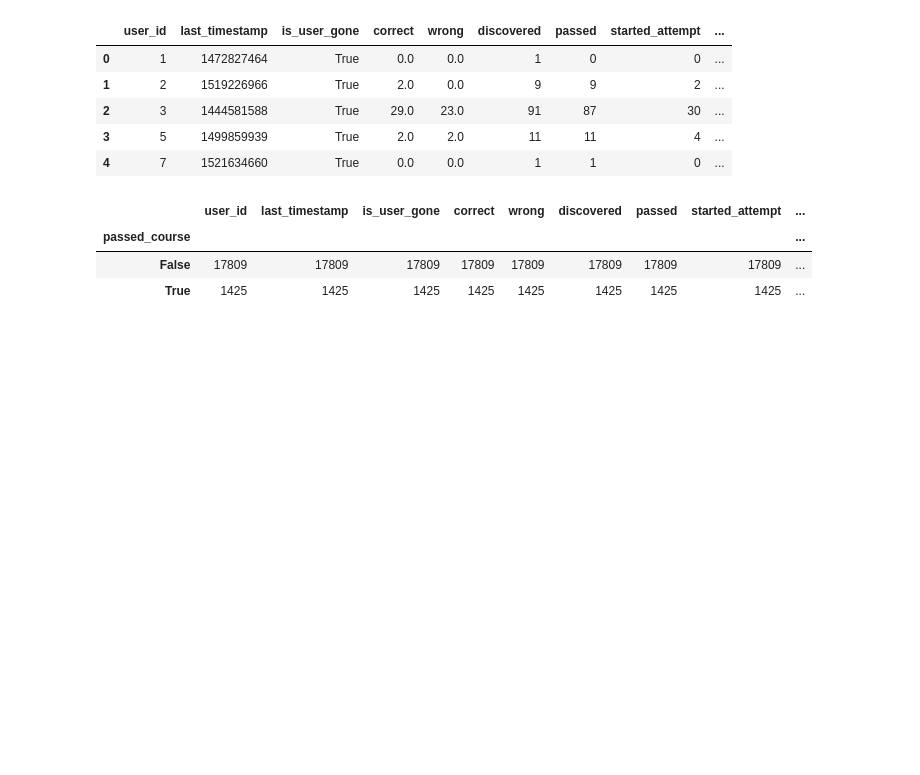
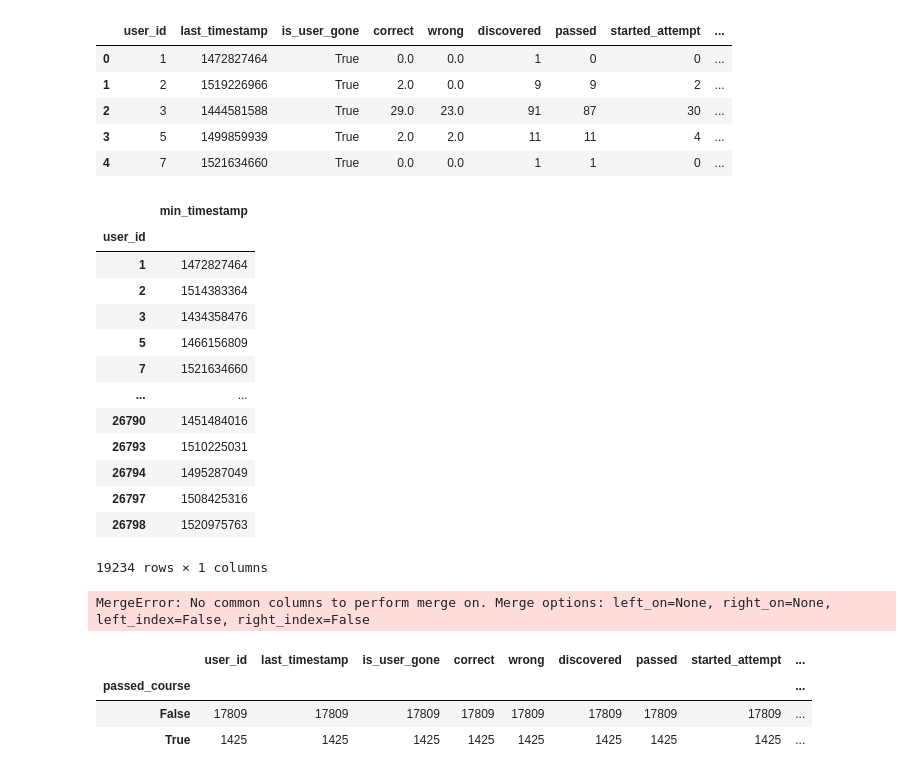
Before and after one commit to s70c3/Stepik-Courses, a Jupyter notebook: notebooks/introduction2DS/R_Course_attenders.ipynb, the cells around one changed output. Drawn from its saved outputs; the diff is of its cells as text; code cells hidden in the pictures; blank space fills up the shorter version.

Commit message:
Just to keep info about strange error...

```diff
--- a/notebooks/introduction2DS/R_Course_attenders.ipynb
+++ b/notebooks/introduction2DS/R_Course_attenders.ipynb
@@ -211,6 +211,31 @@ users_data.head()
 | 2 | 3 | 1444581588 | True | 29.0 | 23.0 | 91 | 87 | 30 | ... |
 | 3 | 5 | 1499859939 | True | 2.0 | 2.0 | 11 | 11 | 4 | ... |
 | 4 | 7 | 1521634660 | True | 0.0 | 0.0 | 1 | 1 | 0 | ... |
+# %%
+user_min_time = events_data.groupby('user_id') \
+    .agg({'timestamp':'min'}) \
+    .rename({'timestamp':'min_timestamp'}, axis=1)
+# %%
+user_min_time
+# %% [output]
+|  | min_timestamp |
+| user_id |  |
+| 1 | 1472827464 |
+| 2 | 1514383364 |
+| 3 | 1434358476 |
+| 5 | 1466156809 |
+| 7 | 1521634660 |
+| ... | ... |
+| 26790 | 1451484016 |
+| 26793 | 1510225031 |
+| 26794 | 1495287049 |
+| 26797 | 1508425316 |
+| 26798 | 1520975763 |
+19234 rows × 1 columns
+# %%
+users_data = users_data.merge(user_min_time, how='outer')
+# %% [output]
+MergeError: No common columns to perform merge on. Merge options: left_on=None, right_on=None, left_index=False, right_index=False
 # %%
 users_data.groupby('passed_course').count()
 # %% [output]
```
Also changed, not shown: parts of 2 cells of this notebook.
